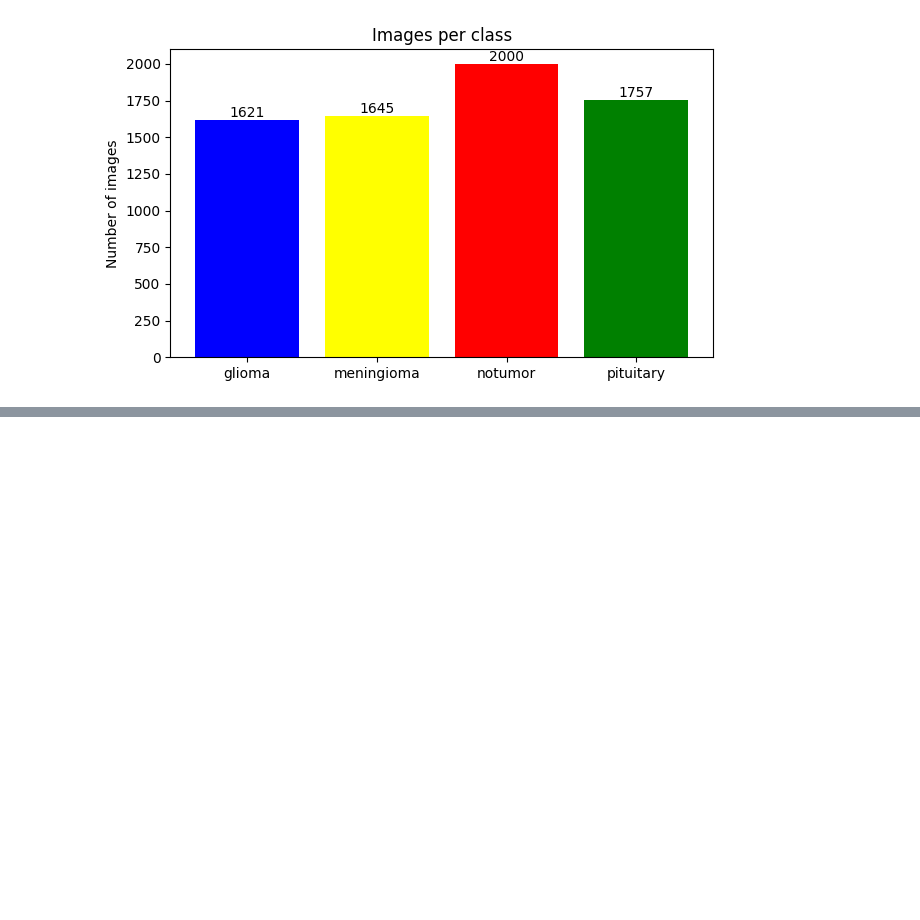
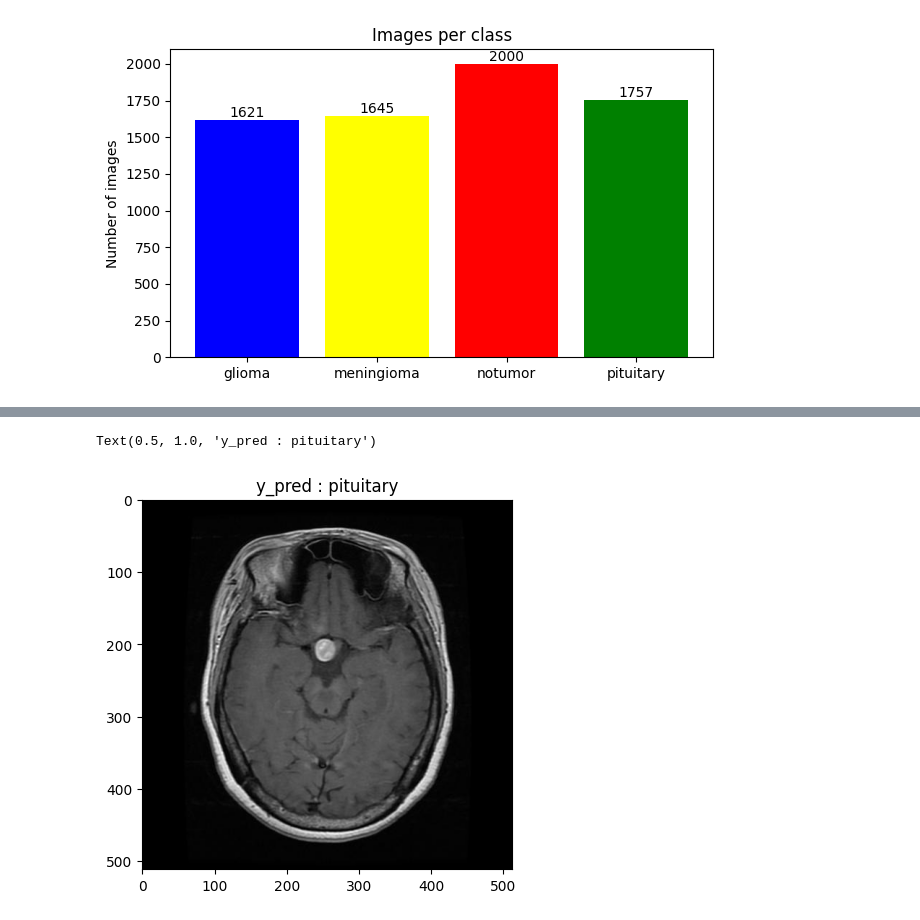
Before and after one commit to ikara-py/NeuroVision, a Jupyter notebook: notebooks/cnn_classification.ipynb, the cells around one changed output, grey strips where cells are left out. Cells and saved outputs as stored; diff of their text form; code cells hidden in the pictures; blank space fills up the shorter version.

```diff
--- a/notebooks/cnn_classification.ipynb
+++ b/notebooks/cnn_classification.ipynb
@@ -224 +251,8 @@ Test accuracy: 0.8065
+# %%
+pred_label = le.inverse_transform([pred_labels[0]])[0]
+plt.imshow(test_img)
+plt.title(f'y_pred : {pred_label}')
+# %% [output]
+Text(0.5, 1.0, 'y_pred : pituitary')
+[figure, added]
 # %%
```
Also changed, not shown: parts of 42 cells of this notebook.
